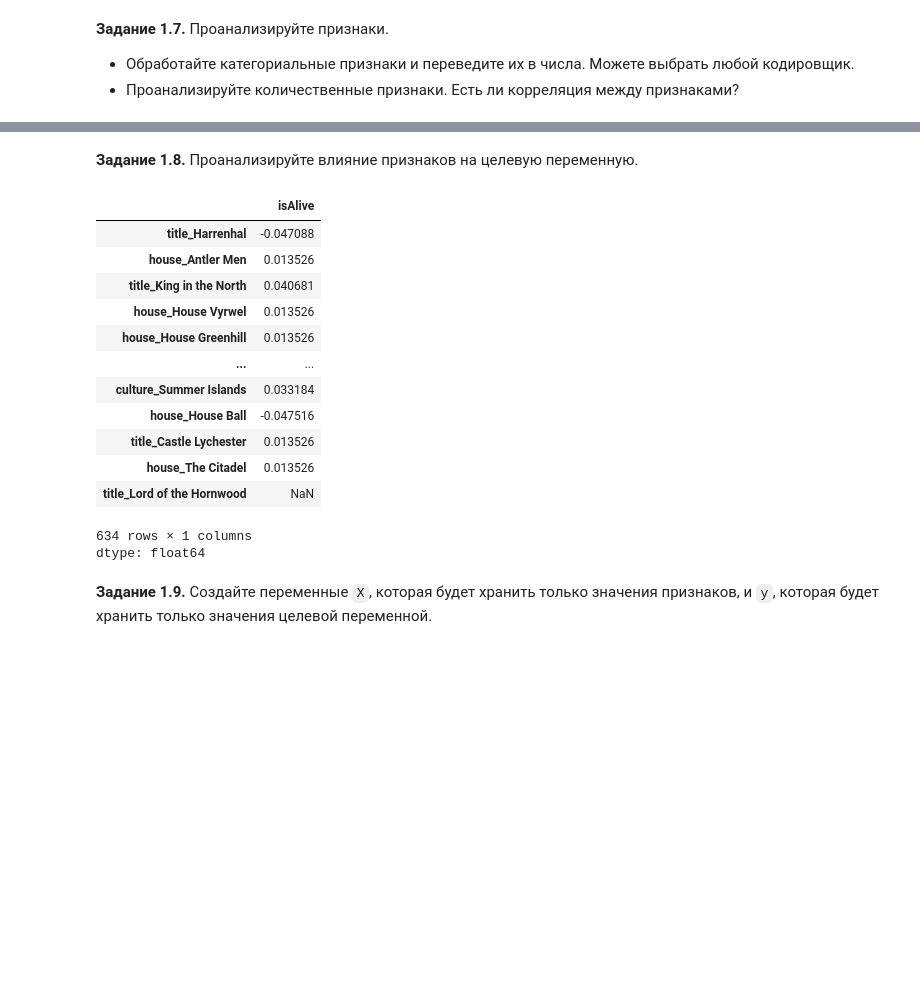
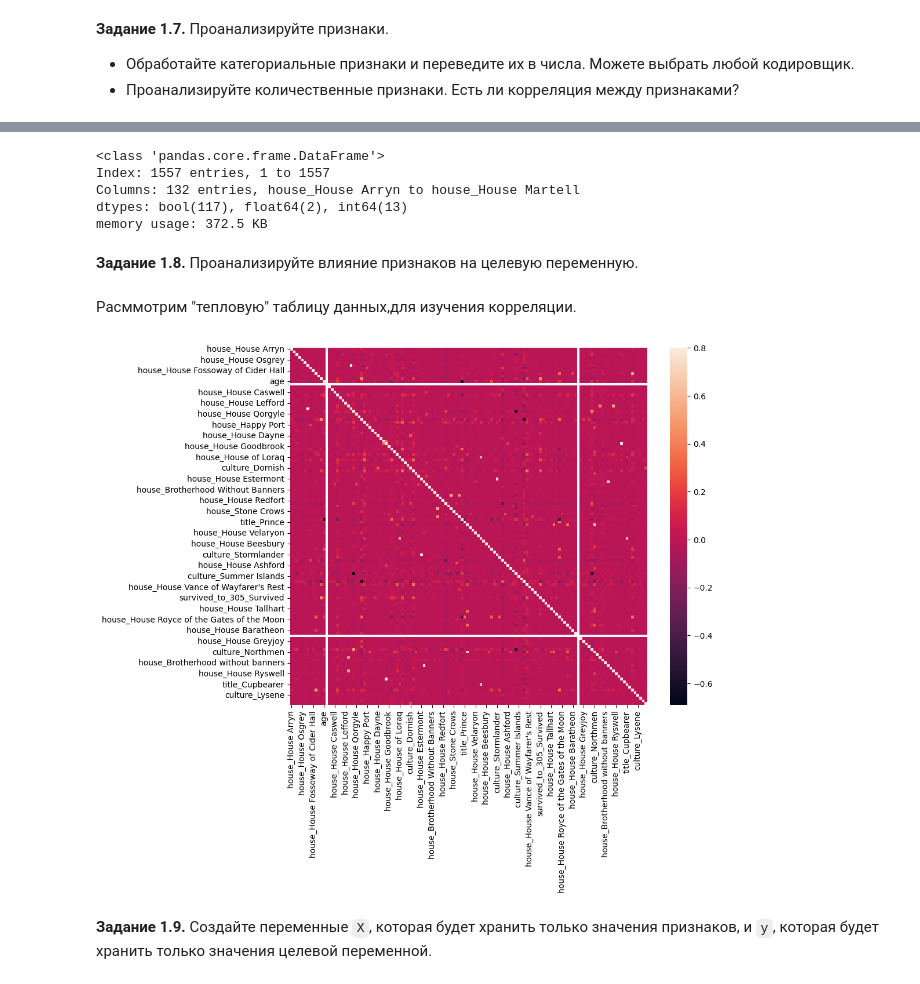
Before and after one commit to Voisan/ML-study, a Jupyter notebook: week_01_ml_intro/Homework/hw_1_game_of_thrones.ipynb, the cells around one changed output, grey strips where cells are left out. Saved outputs shown, nothing was run; the diff lists cells and outputs as text; code cells hidden in the pictures; blank space fills up the shorter version.

```diff
--- a/week_01_ml_intro/Homework/hw_1_game_of_thrones.ipynb
+++ b/week_01_ml_intro/Homework/hw_1_game_of_thrones.ipynb
@@ -332,0 +431,11 @@ dtype: int64
+# %%
+houseTresh = 3
+hFreqs = data.house.value_counts()
+for h in data.house.unique():
+    if hFreqs[h] <= houseTresh:
+        data.house.replace({h:'uncom_house'}, inplace=True)
+
+hFreqs = data_test.house.value_counts()
+for h in data_test.house.unique():
+    if hFreqs[h] <= houseTresh:
+        data_test.house.replace({h:'uncom_house'}, inplace=True)
@@ -333,32 +455,30 @@ dtype: int64
+# %%
+# Преобразуем все категориальные столбцы с помощью OneHot кодирования
+data = pd.get_dummies(data, columns=data.select_dtypes(include='object').columns, drop_first=True)
+data_test = pd.get_dummies(data_test, columns=data_test.select_dtypes(include='object').columns, drop_first=True)
 # %%
-# Кодирование признаков
-data = pd.get_dummies(data, columns=["title", "culture", "house","survived_to_305"], drop_first=True, dtype=int)
-data_test = pd.get_dummies(data_test, columns=["title", "culture", "house","survived_to_305"], drop_first=True, dtype=int)
-
 # Выравнивание столбцов
 all_columns = set(list(data.columns) + list(data_test.columns))
 data = data.reindex(columns=all_columns, fill_value=0)
 data_test = data_test.reindex(columns=all_columns, fill_value=0)
+# %%
+data.info()
+# %% [output]
+<class 'pandas.core.frame.DataFrame'>
+Index: 1557 entries, 1 to 1557
+Columns: 132 entries, house_House Arryn to house_House Martell
+dtypes: bool(117), float64(2), int64(13)
+memory usage: 372.5 KB
 # %% [markdown]
 **Задание 1.8.** Проанализируйте влияние признаков на целевую переменную.
-# %%
-correlation = data.corr()
-correlation['isAlive']
-# %% [output]
-|  | isAlive |
-| title_Harrenhal | -0.047088 |
-| house_Antler Men | 0.013526 |
-| title_King in the North | 0.040681 |
-| house_House Vyrwel | 0.013526 |
-| house_House Greenhill | 0.013526 |
-| ... | ... |
-| culture_Summer Islands | 0.033184 |
-| house_House Ball | -0.047516 |
-| title_Castle Lychester | 0.013526 |
-| house_The Citadel | 0.013526 |
-| title_Lord of the Hornwood | NaN |
-634 rows × 1 columns
-dtype: float64
+# %% [markdown]
+Расммотрим "тепловую" таблицу данных,для изучения корреляции.
+# %%
+corrmat = data.corr()
+f, ax = plt.subplots(figsize=(10, 8))
+sns.heatmap(corrmat, vmax=.8, square=True);
+# %% [output]
+[figure, added]
 # %% [markdown]
 **Задание 1.9.** Создайте переменные `X`, которая будет хранить только значения признаков, и `y`, которая будет хранить только значения целевой переменной.
 # %%
```
Also changed, not shown: parts of 47 cells of this notebook.
